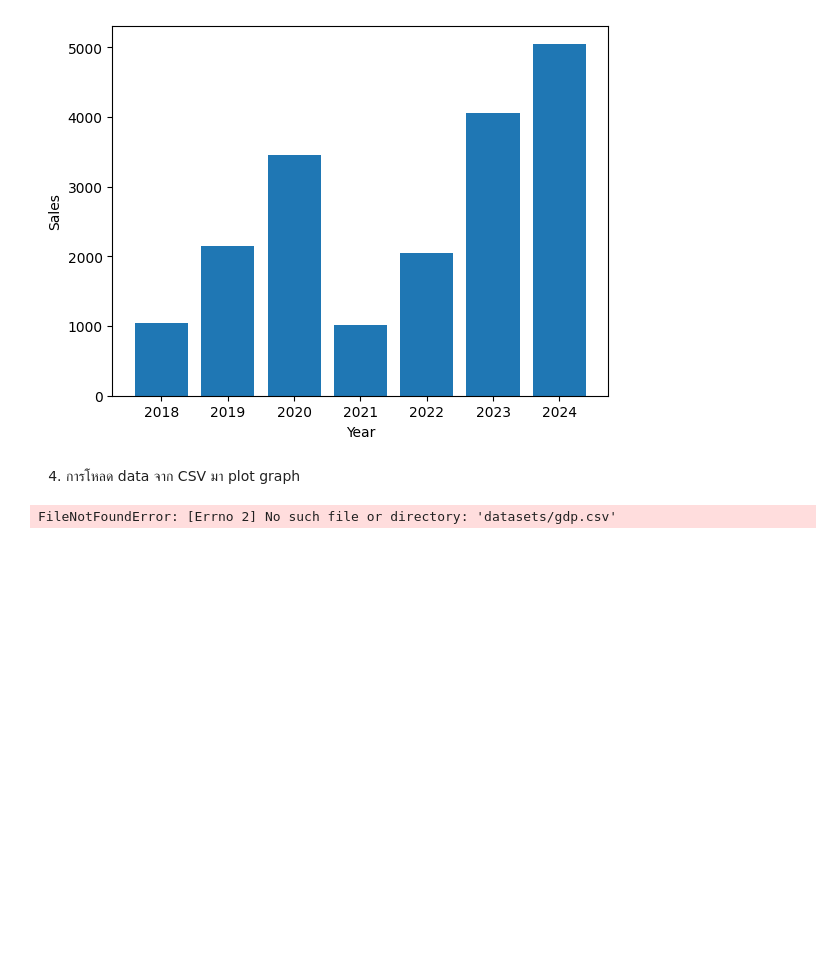
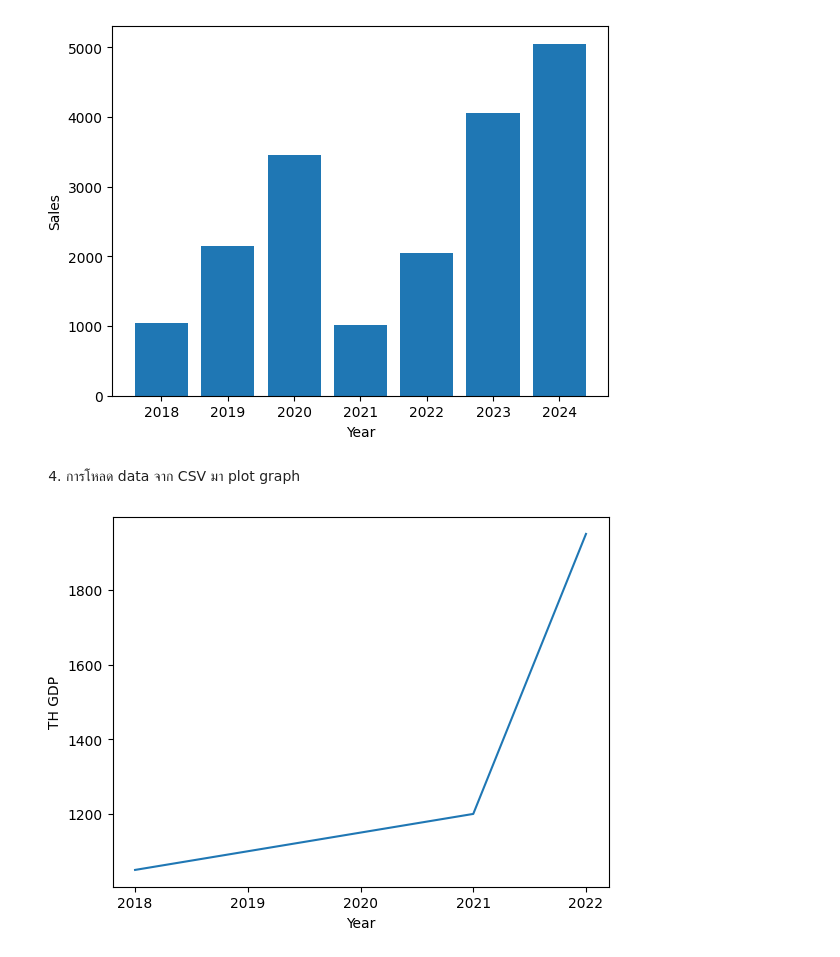
Before and after one commit to patomporn47/mlPythonbasic, a Jupyter notebook: MatplotLibLab/matplotlib_guide.ipynb, the cells around one changed output. Drawn from its saved outputs; the diff is of its cells as text; code cells hidden in the pictures; blank space fills up the shorter version.

Commit message:
UpdateMatPlotLib2

```diff
--- a/MatplotLibLab/matplotlib_guide.ipynb
+++ b/MatplotLibLab/matplotlib_guide.ipynb
@@ -50,9 +50,16 @@ plt.show()
 # %%
 import matplotlib.pyplot as plt
 import pandas as pd
 
 # สร้าง DataFrame จากไฟล์ CSV
 df = pd.read_csv('datasets/gdp.csv')
-df
+#df
+
+plt.plot(df['year'],df['gdp']) #สร้างเส้น กราฟ
+plt.xticks(df['year']) # กำหนดแกน X ด้วยค่าใน Column Year
+
+plt.xlabel('Year') # สร้าง Label แกน X
+plt.ylabel('TH GDP') # สร้าง Label แกน Y
+plt.show() # คำสั่ง Plot Graph
 # %% [output]
-FileNotFoundError: [Errno 2] No such file or directory: 'datasets/gdp.csv'
+[figure, added]
```
Also changed, not shown: parts of 3 cells of this notebook.
